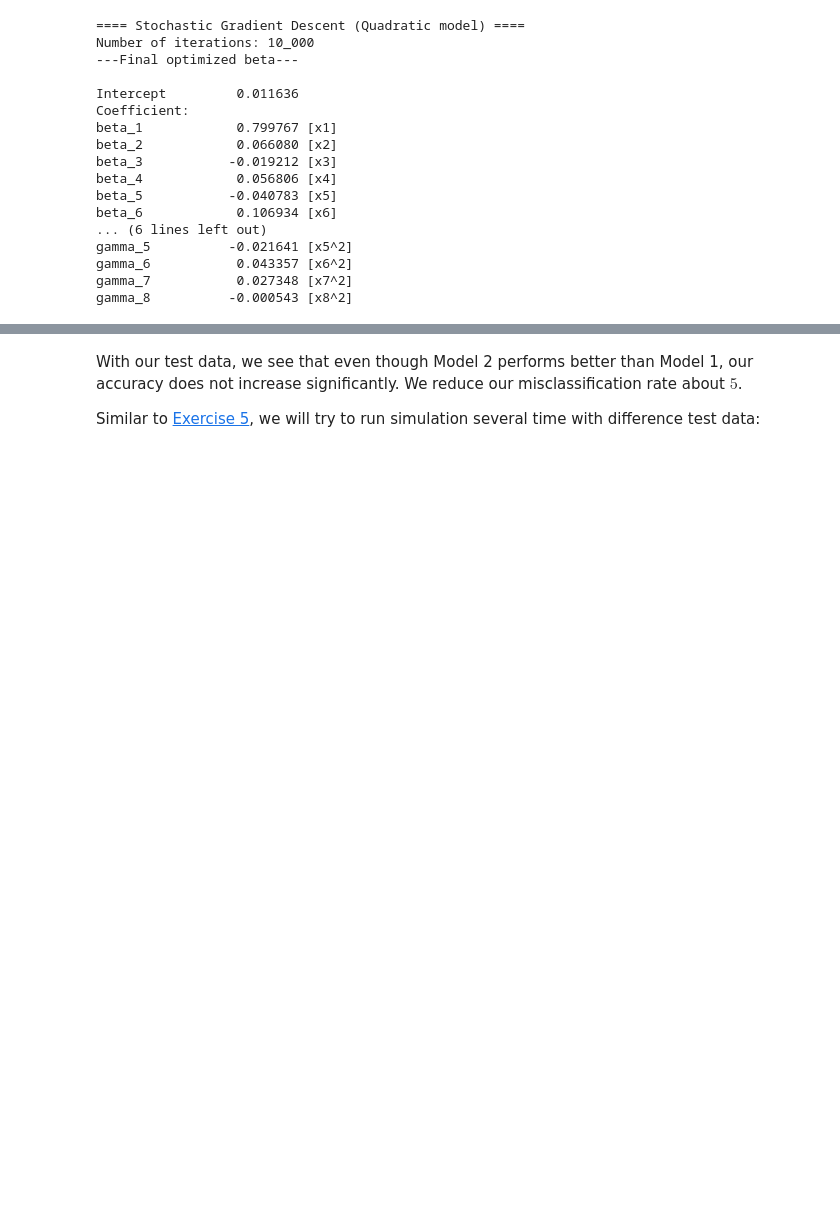
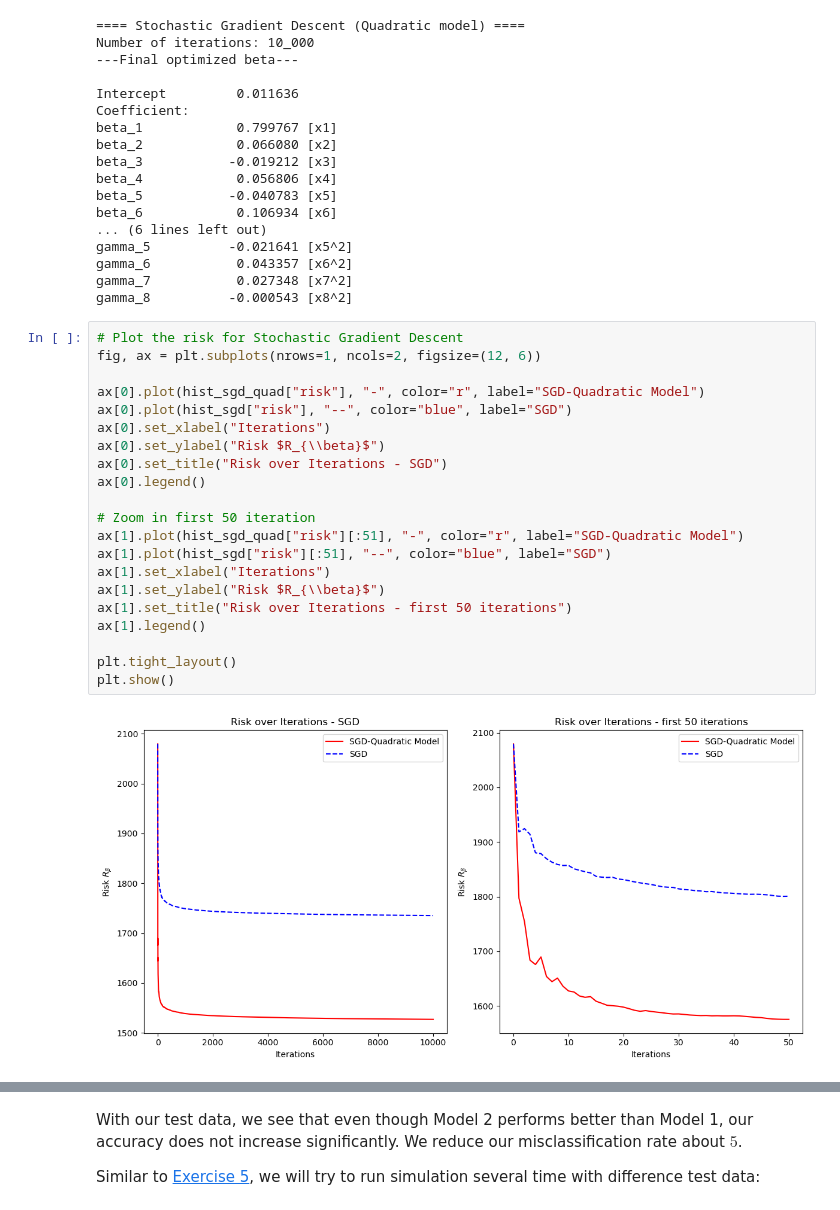
Before and after one commit to khuongdb/ensai-ml-computer-lab, a Jupyter notebook: ml-labs-Ba-Khuong-Dang.ipynb, the cells around one changed output, grey strips where cells are left out. Saved outputs shown, nothing was run; the diff lists cells and outputs as text; blank space fills up the shorter version.

```diff
--- a/ml-labs-Ba-Khuong-Dang.ipynb
+++ b/ml-labs-Ba-Khuong-Dang.ipynb
@@ -1113,6 +1115,29 @@ gamma_5          -0.021641 [x5^2]
 gamma_6           0.043357 [x6^2]
 gamma_7           0.027348 [x7^2]
 gamma_8          -0.000543 [x8^2]
+# %%
+# Plot the risk for Stochastic Gradient Descent
+fig, ax = plt.subplots(nrows=1, ncols=2, figsize=(12, 6))
+
+ax[0].plot(hist_sgd_quad["risk"], "-", color="r", label="SGD-Quadratic Model")
+ax[0].plot(hist_sgd["risk"], "--", color="blue", label="SGD")
+ax[0].set_xlabel("Iterations")
+ax[0].set_ylabel("Risk $R_{\\beta}$")
+ax[0].set_title("Risk over Iterations - SGD")
+ax[0].legend()
+
+# Zoom in first 50 iteration
+ax[1].plot(hist_sgd_quad["risk"][:51], "-", color="r", label="SGD-Quadratic Model")
+ax[1].plot(hist_sgd["risk"][:51], "--", color="blue", label="SGD")
+ax[1].set_xlabel("Iterations")
+ax[1].set_ylabel("Risk $R_{\\beta}$")
+ax[1].set_title("Risk over Iterations - first 50 iterations")
+ax[1].legend()
+
+plt.tight_layout()
+plt.show()
+# %% [output]
+[figure, added]
 # %% [markdown]
 #### Conclusion
 
```
Also changed, not shown: parts of 12 cells of this notebook, 1 other file.
